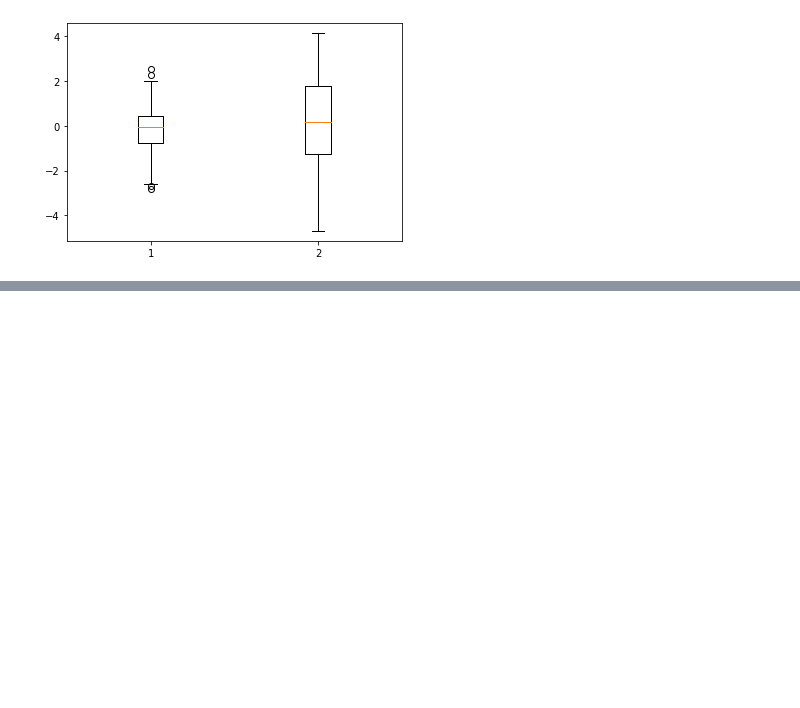
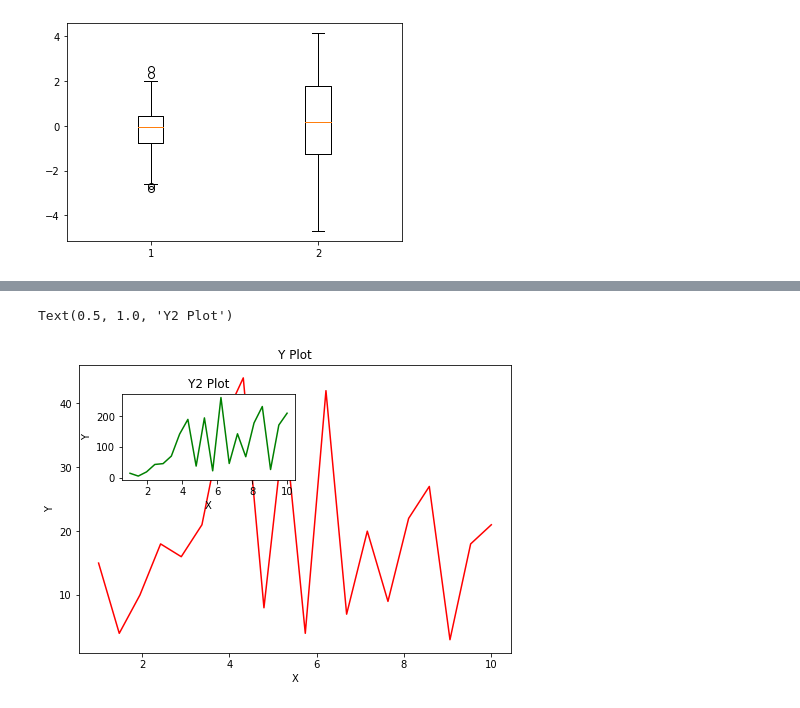
Before and after one commit to lavkushsingh31/ML-Practice-Exercises, a Jupyter notebook: Matplotlib Practice.ipynb, the cells around one changed output, grey strips where cells are left out. Cells and saved outputs as stored; diff of their text form; code cells hidden in the pictures; blank space fills up the shorter version.

```diff
--- a/Matplotlib Practice.ipynb
+++ b/Matplotlib Practice.ipynb
@@ -124,0 +158,17 @@ plt.show()
+# %%
+fig = plt.figure()
+ax1 = fig.add_axes([0, 0, 1, 1])
+ax2 = fig.add_axes([0.1, 0.6, 0.4, 0.3])
+
+ax1.plot(x, y, 'r')
+ax1.set_xlabel('X')
+ax1.set_ylabel('Y')
+ax1.set_title('Y Plot')
+
+ax2.plot(x, y2, 'g')
+ax2.set_xlabel('X')
+ax2.set_ylabel('Y')
+ax2.set_title('Y2 Plot')
+# %% [output]
+Text(0.5, 1.0, 'Y2 Plot')
+[figure, added]
```
Also changed, not shown: parts of 14 cells of this notebook.
